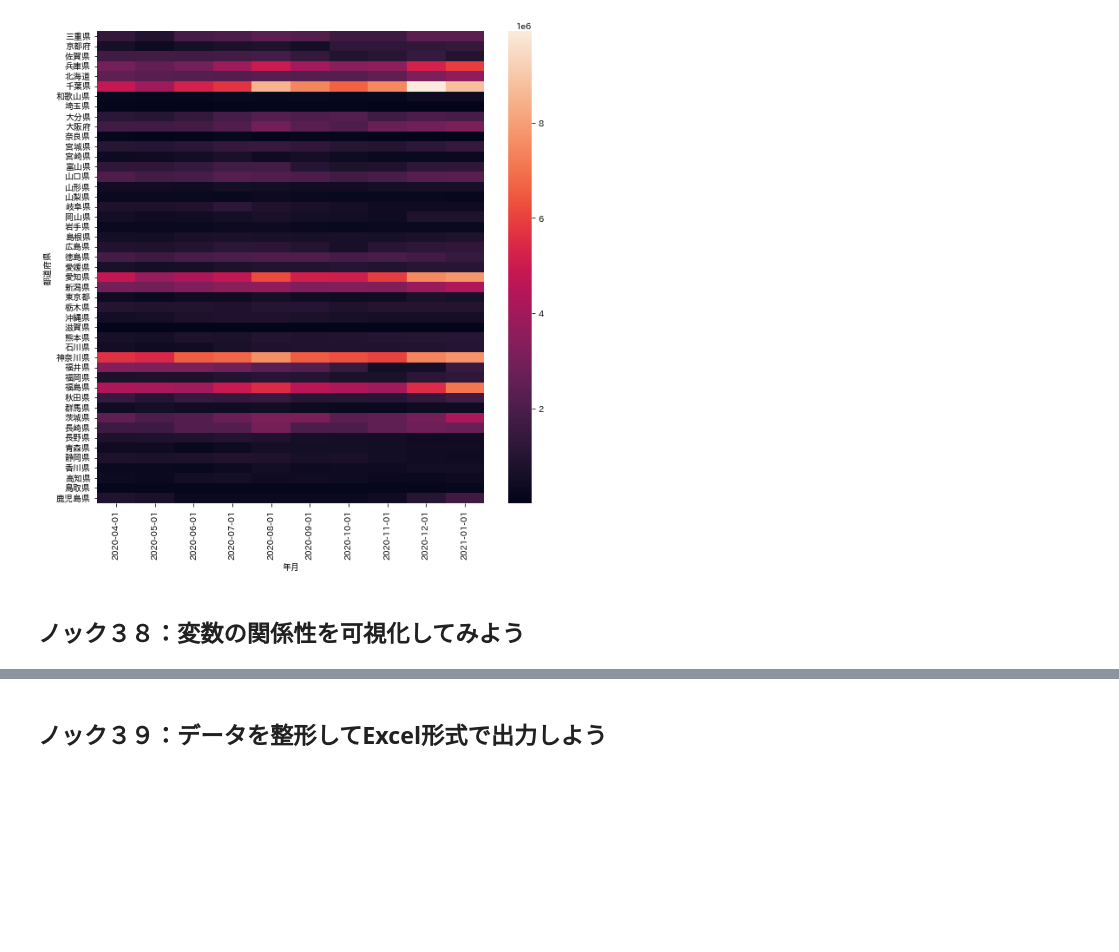
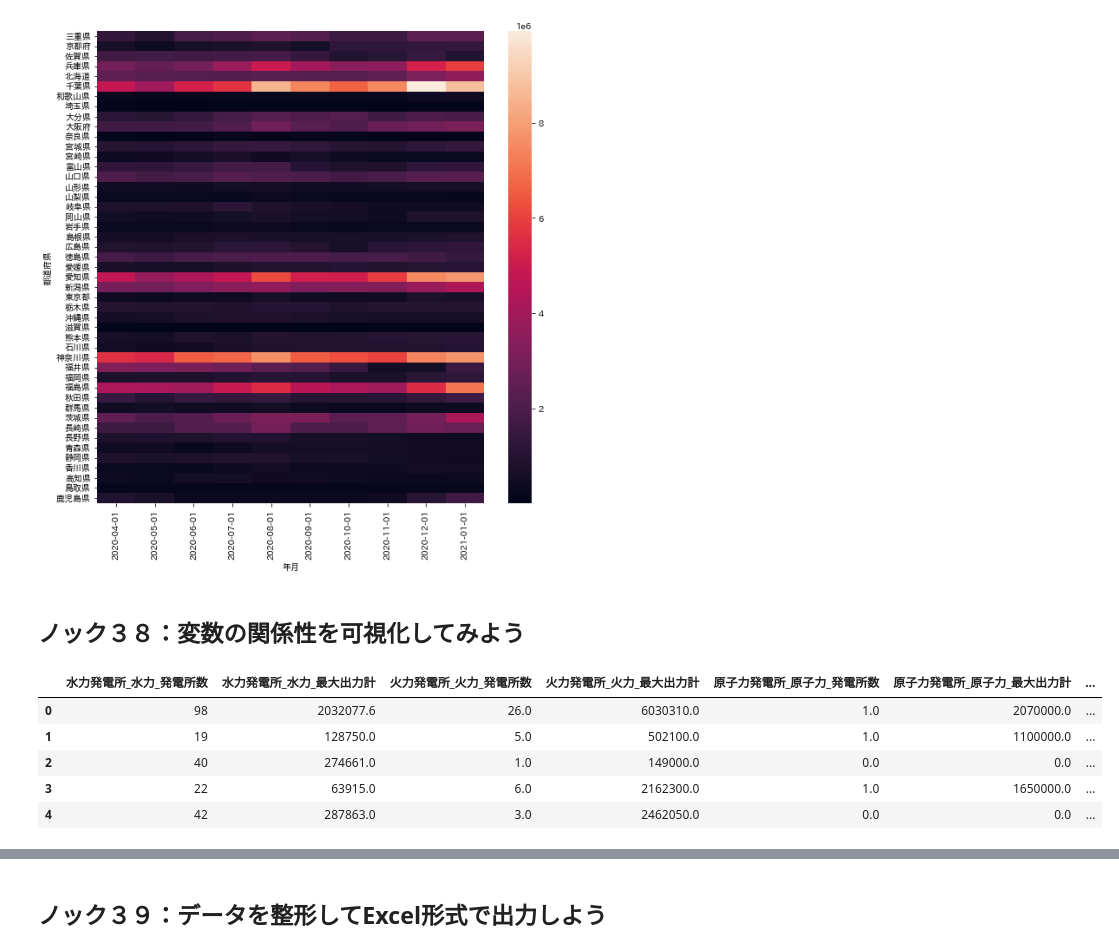
Before and after one commit to winuim/python-process-visualization-100, a Jupyter notebook: chapter-2/src/chapter-2.ipynb, the cells around one changed output, grey strips where cells are left out. Saved outputs shown, nothing was run; the diff lists cells and outputs as text; code cells hidden in the pictures; blank space fills up the shorter version.

```diff
--- a/chapter-2/src/chapter-2.ipynb
+++ b/chapter-2/src/chapter-2.ipynb
@@ -578,3 +578,13 @@ sns.heatmap(viz_data)
 [figure]
 # %% [markdown]
 ## ノック３８：変数の関係性を可視化してみよう
+# %%
+viz_data = datas.drop(["都道府県","年月"], axis=1)
+viz_data.head(5)
+# %% [output]
+|  | 水力発電所_水力_発電所数 | 水力発電所_水力_最大出力計 | 火力発電所_火力_発電所数 | 火力発電所_火力_最大出力計 | 原子力発電所_原子力_発電所数 | 原子力発電所_原子力_最大出力計 | ... |
+| 0 | 98 | 2032077.6 | 26.0 | 6030310.0 | 1.0 | 2070000.0 | ... |
+| 1 | 19 | 128750.0 | 5.0 | 502100.0 | 1.0 | 1100000.0 | ... |
+| 2 | 40 | 274661.0 | 1.0 | 149000.0 | 0.0 | 0.0 | ... |
+| 3 | 22 | 63915.0 | 6.0 | 2162300.0 | 1.0 | 1650000.0 | ... |
+| 4 | 42 | 287863.0 | 3.0 | 2462050.0 | 0.0 | 0.0 | ... |
```
Also changed, not shown: parts of 3 cells of this notebook.
